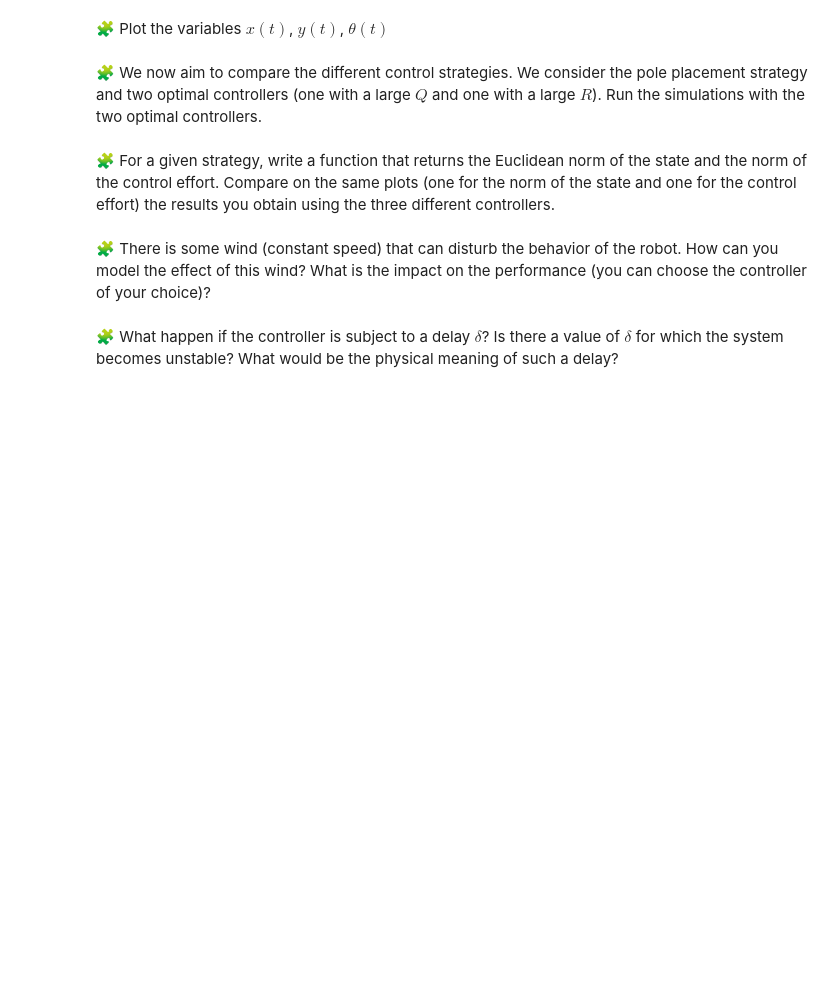
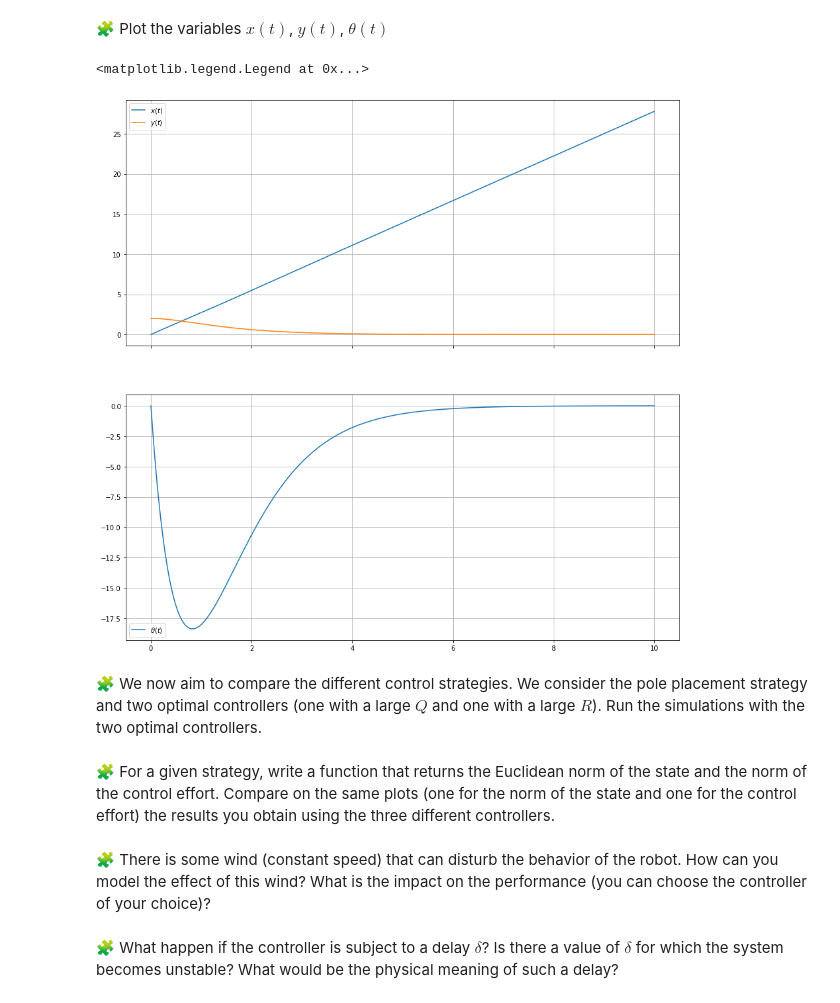
Before and after one commit to Ibtissame23/control-engineering-with-python-project-2021-2022, a Jupyter notebook: Project - Step 3.ipynb, the cells around one changed output. Drawn from its saved outputs; the diff is of its cells as text; code cells hidden in the pictures; blank space fills up the shorter version.

```diff
--- a/Project - Step 3.ipynb
+++ b/Project - Step 3.ipynb
@@ -778,3 +791,19 @@ pass
+# %%
+#plots
+t = linspace(0.0,tf, 1000)
+x, y, theta = r["sol"](t)
+fig=figure(figsize=(15, 15))
+ax1, ax2 = fig.subplots(2, 1, sharex=True)
+ax1.grid(True)
+ax1.plot(t, x, label="$x(t)$")
+ax1.plot(t, y, label="$y(t)$")
+ax1.legend()
+ax2.grid(True)
+ax2.plot(t, theta*180/pi, label=r"$\theta(t)$")
+ax2.legend()
+# %% [output]
+<matplotlib.legend.Legend at 0x...>
+[figure, added]
 # %% [markdown]
 🧩 We now aim to compare the different control strategies. We consider the pole placement strategy and two optimal controllers (one with a large $Q$ and one with a large $R$). Run the simulations with the two optimal controllers.
 # %%
```
Also changed, not shown: parts of 13 cells of this notebook.
